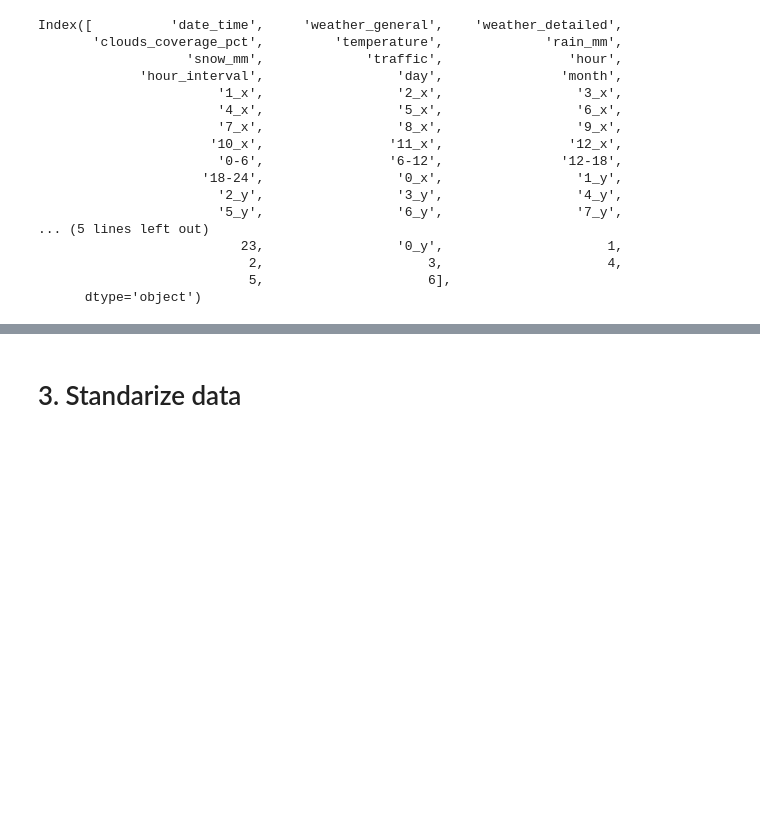
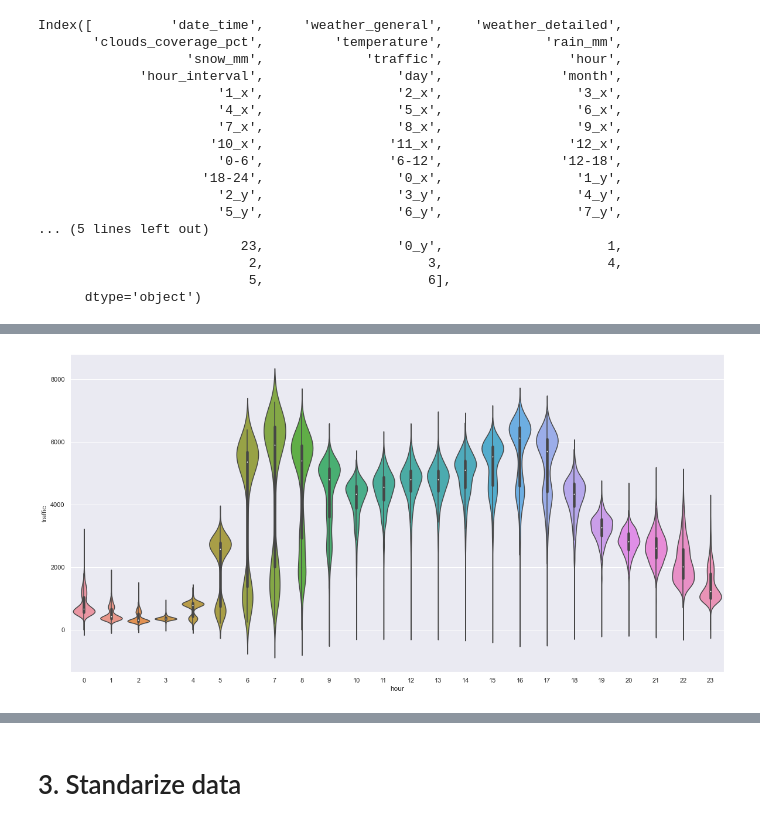
Before and after one commit to kerajxl/MachineLearningProject, a Jupyter notebook: regression.ipynb, the cells around one changed output, grey strips where cells are left out. Cells and saved outputs as stored; diff of their text form; code cells hidden in the pictures; blank space fills up the shorter version.

```diff
--- a/regression.ipynb
+++ b/regression.ipynb
@@ -135,0 +152,4 @@ for idx, col in enumerate(numericalVar):
+# %%
+ax = sns.violinplot(x = traffic.hour, y = traffic.traffic, scale = "width")
+# %% [output]
+[figure, added]
```
Also changed, not shown: parts of 13 cells of this notebook.
